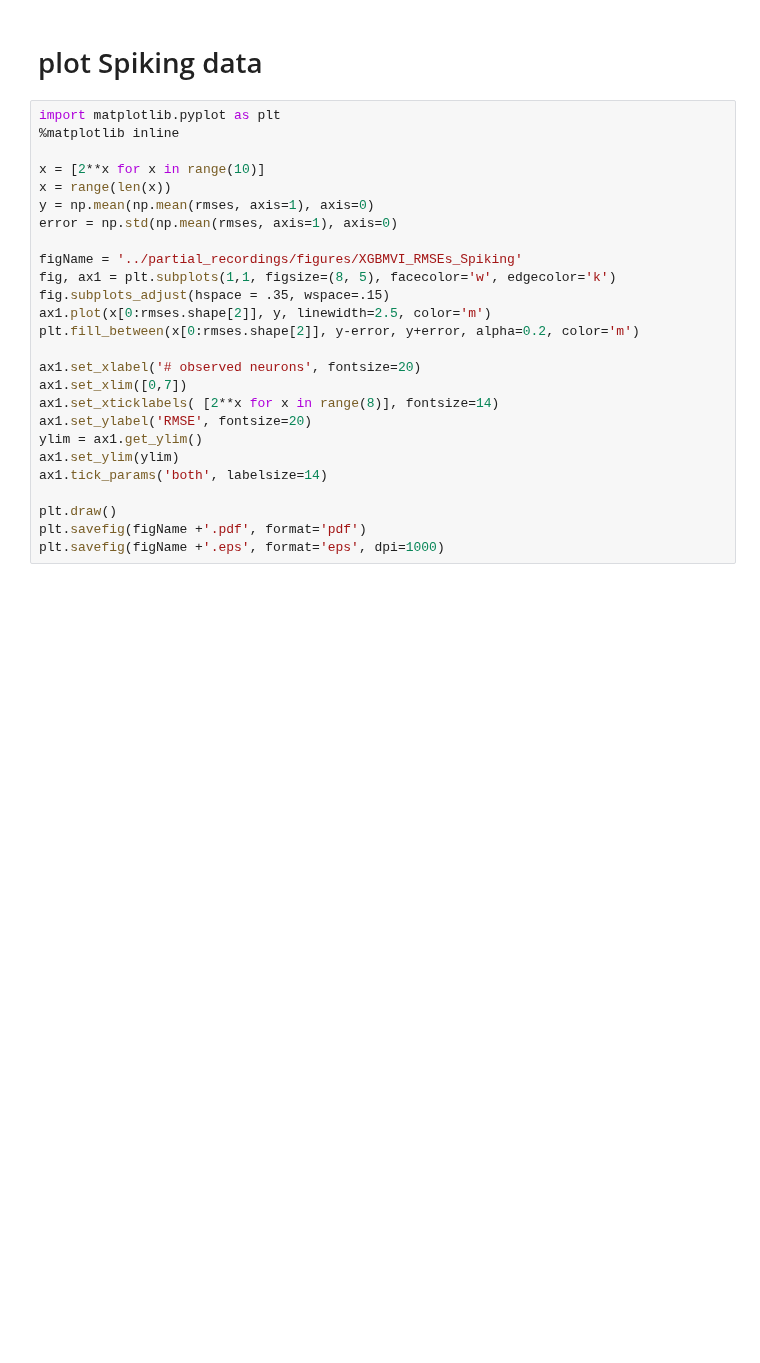
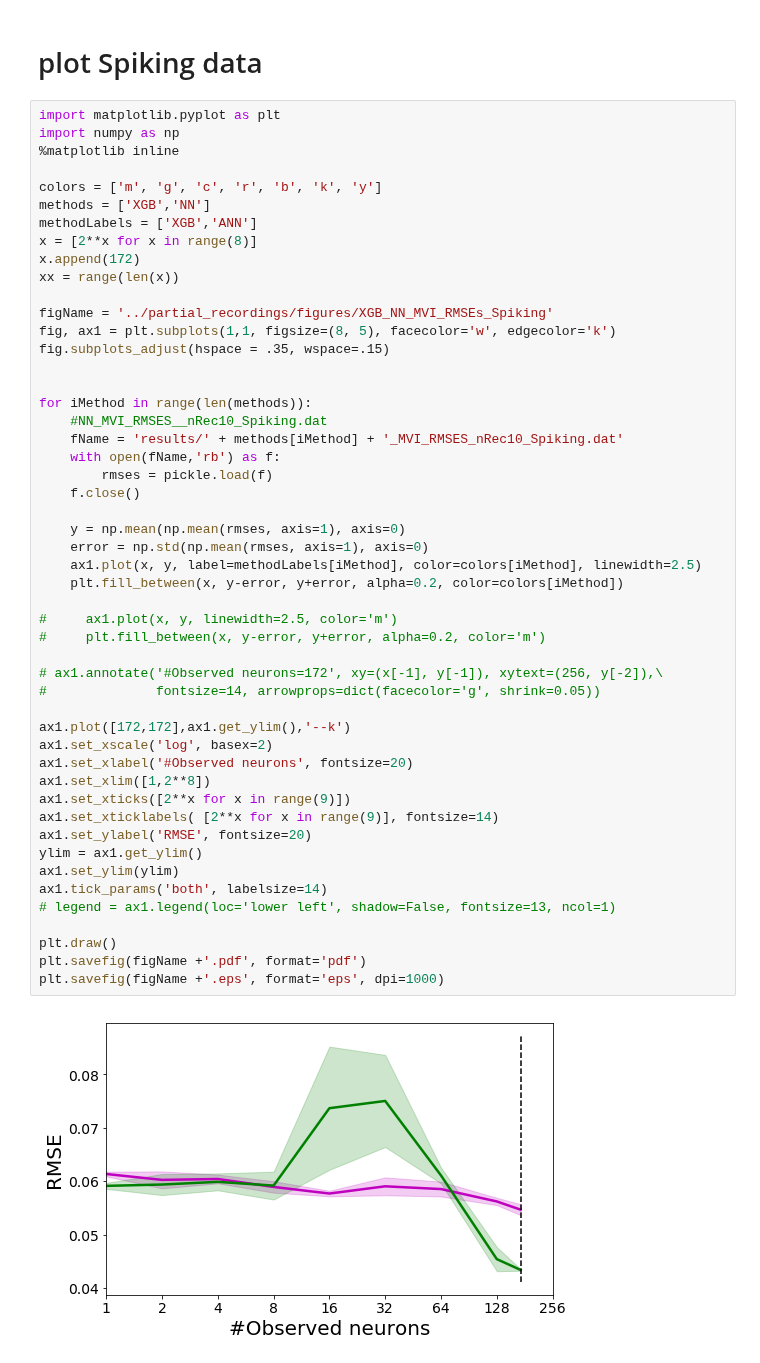
Before and after one commit to striantafillou/partial_recordings, a Jupyter notebook: RE_plot_RMSEs_differentExp.ipynb, the cells around one changed output. Drawn from its saved outputs; the diff is of its cells as text; blank space fills up the shorter version.

Commit message:
new spiking data and the plots

```diff
--- a/RE_plot_RMSEs_differentExp.ipynb
+++ b/RE_plot_RMSEs_differentExp.ipynb
@@ -462,27 +462,53 @@ plt.savefig(figName +'.eps', format='eps', dpi=1000)
 # plot Spiking data
 # %%
 import matplotlib.pyplot as plt
+import numpy as np
 %matplotlib inline
 
-x = [2**x for x in range(10)]
-x = range(len(x))
-y = np.mean(np.mean(rmses, axis=1), axis=0)
-error = np.std(np.mean(rmses, axis=1), axis=0)
+colors = ['m', 'g', 'c', 'r', 'b', 'k', 'y']
+methods = ['XGB','NN']
+methodLabels = ['XGB','ANN']
+x = [2**x for x in range(8)]
+x.append(172)
+xx = range(len(x))
 
-figName = '../partial_recordings/figures/XGBMVI_RMSEs_Spiking'
+figName = '../partial_recordings/figures/XGB_NN_MVI_RMSEs_Spiking'
 fig, ax1 = plt.subplots(1,1, figsize=(8, 5), facecolor='w', edgecolor='k')
 fig.subplots_adjust(hspace = .35, wspace=.15)
-ax1.plot(x[0:rmses.shape[2]], y, linewidth=2.5, color='m')
-plt.fill_between(x[0:rmses.shape[2]], y-error, y+error, alpha=0.2, color='m')
 
-ax1.set_xlabel('# observed neurons', fontsize=20)
-ax1.set_xlim([0,7])
-ax1.set_xticklabels( [2**x for x in range(8)], fontsize=14)
+
+for iMethod in range(len(methods)):
+    #NN_MVI_RMSES__nRec10_Spiking.dat
+    fName = 'results/' + methods[iMethod] + '_MVI_RMSES_nRec10_Spiking.dat'
+    with open(fName,'rb') as f:
+        rmses = pickle.load(f)
+    f.close()
+
+    y = np.mean(np.mean(rmses, axis=1), axis=0)
+    error = np.std(np.mean(rmses, axis=1), axis=0)
+    ax1.plot(x, y, label=methodLabels[iMethod], color=colors[iMethod], linewidth=2.5)
+    plt.fill_between(x, y-error, y+error, alpha=0.2, color=colors[iMethod])
+
+#     ax1.plot(x, y, linewidth=2.5, color='m')
+#     plt.fill_between(x, y-error, y+error, alpha=0.2, color='m')
+
+# ax1.annotate('#Observed neurons=172', xy=(x[-1], y[-1]), xytext=(256, y[-2]),\
+#              fontsize=14, arrowprops=dict(facecolor='g', shrink=0.05))
+
+ax1.plot([172,172],ax1.get_ylim(),'--k')
+ax1.set_xscale('log', basex=2)
+ax1.set_xlabel('#Observed neurons', fontsize=20)
+ax1.set_xlim([1,2**8])
+ax1.set_xticks([2**x for x in range(9)])
+ax1.set_xticklabels( [2**x for x in range(9)], fontsize=14)
 ax1.set_ylabel('RMSE', fontsize=20)
 ylim = ax1.get_ylim()
 ax1.set_ylim(ylim)
 ax1.tick_params('both', labelsize=14)
+# legend = ax1.legend(loc='lower left', shadow=False, fontsize=13, ncol=1)
 
 plt.draw()
 plt.savefig(figName +'.pdf', format='pdf')
 plt.savefig(figName +'.eps', format='eps', dpi=1000)
+# %% [output]
+[figure, added]
```
Also changed, not shown: 3 other files.
